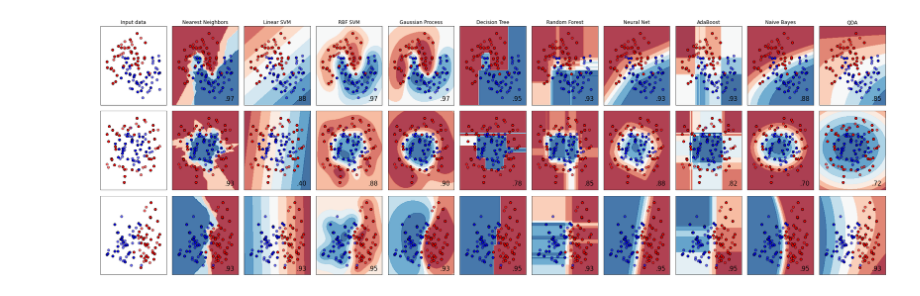
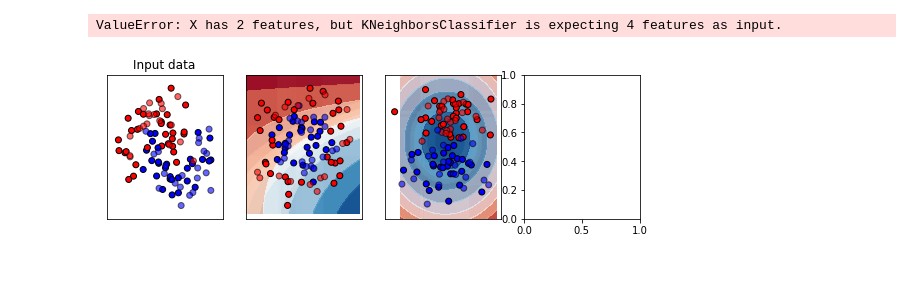
Before and after one commit to web-d-jun/python-ml, a Jupyter notebook: src/sklearn/01.ipynb, the cells around one changed output. Cells and saved outputs as stored; diff of their text form; code cells hidden in the pictures.

```diff
--- a/src/sklearn/01.ipynb
+++ b/src/sklearn/01.ipynb
@@ -48,7 +48,7 @@ classifiers = [
 ]
 
 X, y = make_classification(
-    n_features=2, n_redundant=0, n_informative=2, random_state=1, n_clusters_per_class=1
+    n_features=4, n_redundant=0, n_informative=2, random_state=1, n_clusters_per_class=1
 )
 rng = np.random.RandomState(2)
 X += 2 * rng.uniform(size=X.shape)
@@ -81,56 +81,57 @@ for ds_cnt, ds in enumerate(datasets):
     if ds_cnt == 0:
         ax.set_title("Input data")
     # Plot the training points
     ax.scatter(X_train[:, 0], X_train[:, 1], c=y_train, cmap=cm_bright, edgecolors="k")
     # Plot the testing points
     ax.scatter(
         X_test[:, 0], X_test[:, 1], c=y_test, cmap=cm_bright, alpha=0.6, edgecolors="k"
     )
     ax.set_xlim(x_min, x_max)
     ax.set_ylim(y_min, y_max)
     ax.set_xticks(())
     ax.set_yticks(())
     i += 1
 
     # iterate over classifiers
     for name, clf in zip(names, classifiers):
         ax = plt.subplot(len(datasets), len(classifiers) + 1, i)
         clf.fit(X_train, y_train)
         score = clf.score(X_test, y_test)
         DecisionBoundaryDisplay.from_estimator(
             clf, X, cmap=cm, alpha=0.8, ax=ax, eps=0.5
         )
 
         # Plot the training points
-        ax.scatter(
-            X_train[:, 0], X_train[:, 1], c=y_train, cmap=cm_bright, edgecolors="k"
-        )
+        # ax.scatter(
+        #     X_train[:, 0], X_train[:, 1], c=y_train, cmap=cm_bright, edgecolors="k"
+        # )
         # Plot the testing points
-        ax.scatter(
-            X_test[:, 0],
-            X_test[:, 1],
-            c=y_test,
-            cmap=cm_bright,
-            edgecolors="k",
-            alpha=0.6,
-        )
+        # ax.scatter(
+        #     X_test[:, 0],
+        #     X_test[:, 1],
+        #     c=y_test,
+        #     cmap=cm_bright,
+        #     edgecolors="k",
+        #     alpha=0.6,
+        # )
 
-        ax.set_xlim(x_min, x_max)
-        ax.set_ylim(y_min, y_max)
-        ax.set_xticks(())
-        ax.set_yticks(())
-        if ds_cnt == 0:
-            ax.set_title(name)
-        ax.text(
-            x_max - 0.3,
-            y_min + 0.3,
-            ("%.2f" % score).lstrip("0"),
-            size=15,
-            horizontalalignment="right",
-        )
-        i += 1
+        # ax.set_xlim(x_min, x_max)
+        # ax.set_ylim(y_min, y_max)
+        # ax.set_xticks(())
+        # ax.set_yticks(())
+        # if ds_cnt == 0:
+        #     ax.set_title(name)
+        # ax.text(
+        #     x_max - 0.3,
+        #     y_min + 0.3,
+        #     ("%.2f" % score).lstrip("0"),
+        #     size=15,
+        #     horizontalalignment="right",
+        # )
+        # i += 1
 
 plt.tight_layout()
 plt.show()
 # %% [output]
+ValueError: X has 2 features, but KNeighborsClassifier is expecting 4 features as input.
-[figure, old version]
+[figure, new version]
```
